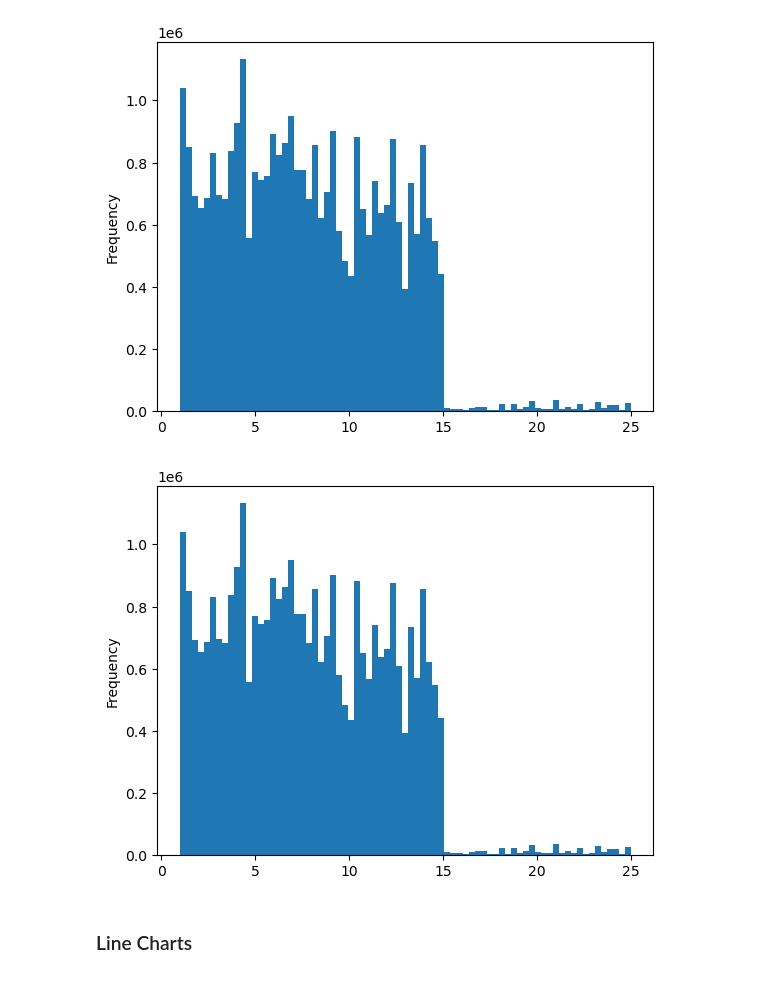
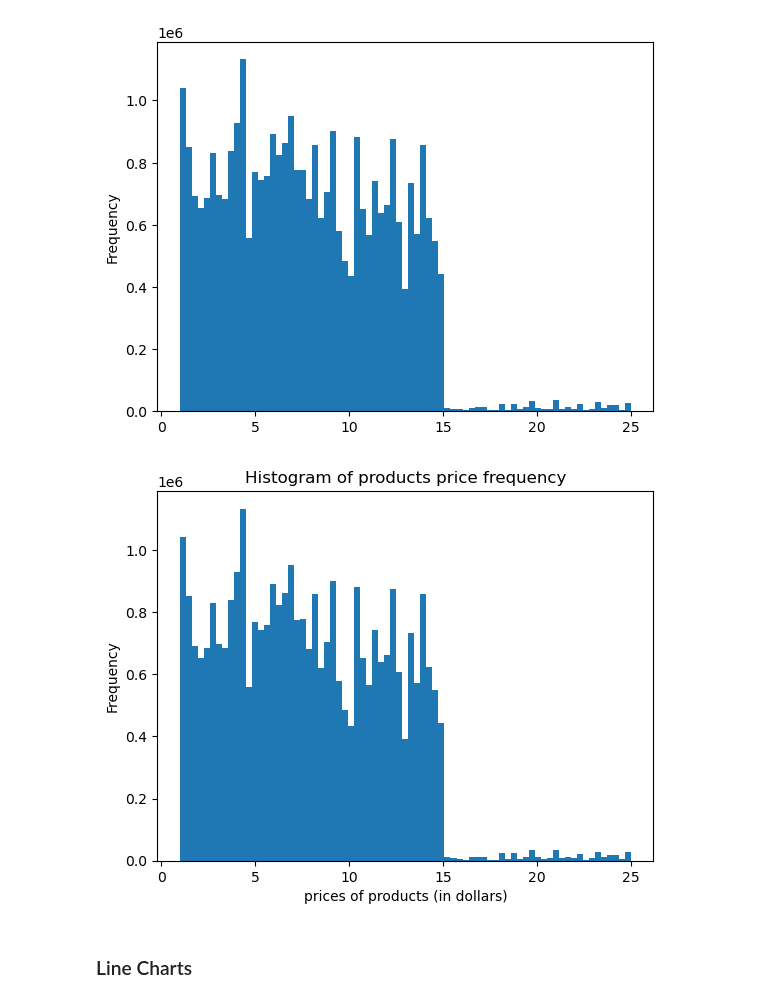
Before and after one commit to NevesFernandes/instacart, a Jupyter notebook: 3_Scripts/4_9_Intro_to_Data_Visualization_(exercise).ipynb, the cells around one changed output. Cells and saved outputs as stored; diff of their text form; code cells hidden in the pictures.

Commit message:
Images revamp (tweaks, titles, etc.)

```diff
--- a/3_Scripts/4_9_Intro_to_Data_Visualization_(exercise).ipynb
+++ b/3_Scripts/4_9_Intro_to_Data_Visualization_(exercise).ipynb
@@ -55,9 +71,11 @@ df_orders_products_merged['prices'].plot.hist(bins = 75)
 # %%
 #assigning plot to a variable and storing it
 hist = df_orders_products_merged['prices'].plot.hist(bins = 75)
-hist.figure.savefig(os.path.join(vis_path, 'histogram_prices.png'))
+hist.set_xlabel('prices of products (in dollars)')
+hist.set_title('Histogram of products price frequency')
+hist.figure.savefig(os.path.join(vis_path, 'basic', 'histogram_prices.png'))
 # %% [output]
-[figure, old version]
+[figure, new version]
 # %% [markdown]
 ### Line Charts
 # %%
```
Also changed, not shown: parts of 9 cells of this notebook, 18 other files.
